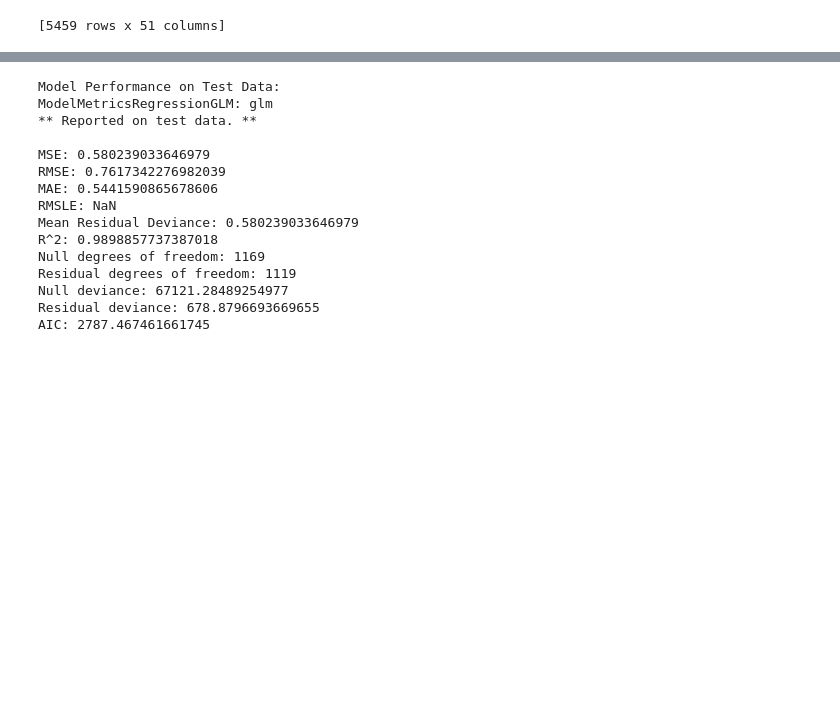
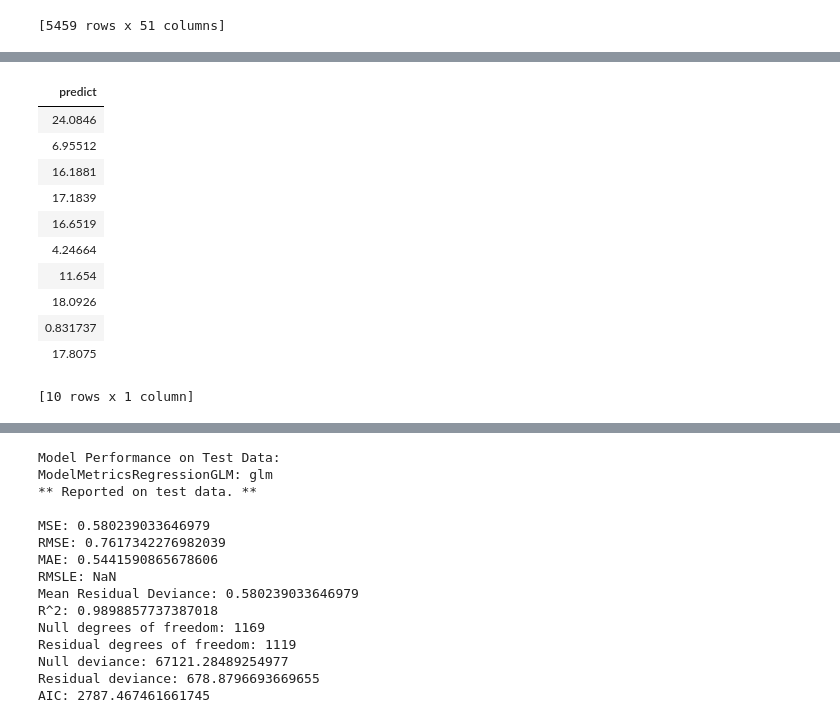
Before and after one commit to Aaron2k02/data-mining-warehousing-wages-analysis, a Jupyter notebook: notebooks/04_modelling/02_AutoML.ipynb, the cells around one changed output, grey strips where cells are left out. Drawn from its saved outputs; the diff is of its cells as text; code cells hidden in the pictures; blank space fills up the shorter version.

```diff
--- a/notebooks/04_modelling/02_AutoML.ipynb
+++ b/notebooks/04_modelling/02_AutoML.ipynb
@@ -221,0 +202,15 @@ glm prediction progress: |██████████████████
+# %%
+predictions.head()
+# %% [output]
+| predict |
+| 24.0846 |
+| 6.95512 |
+| 16.1881 |
+| 17.1839 |
+| 16.6519 |
+| 4.24664 |
+| 11.654 |
+| 18.0926 |
+| 0.831737 |
+| 17.8075 |
+[10 rows x 1 column]
```
Also changed, not shown: parts of 13 cells of this notebook, 1 other file.
